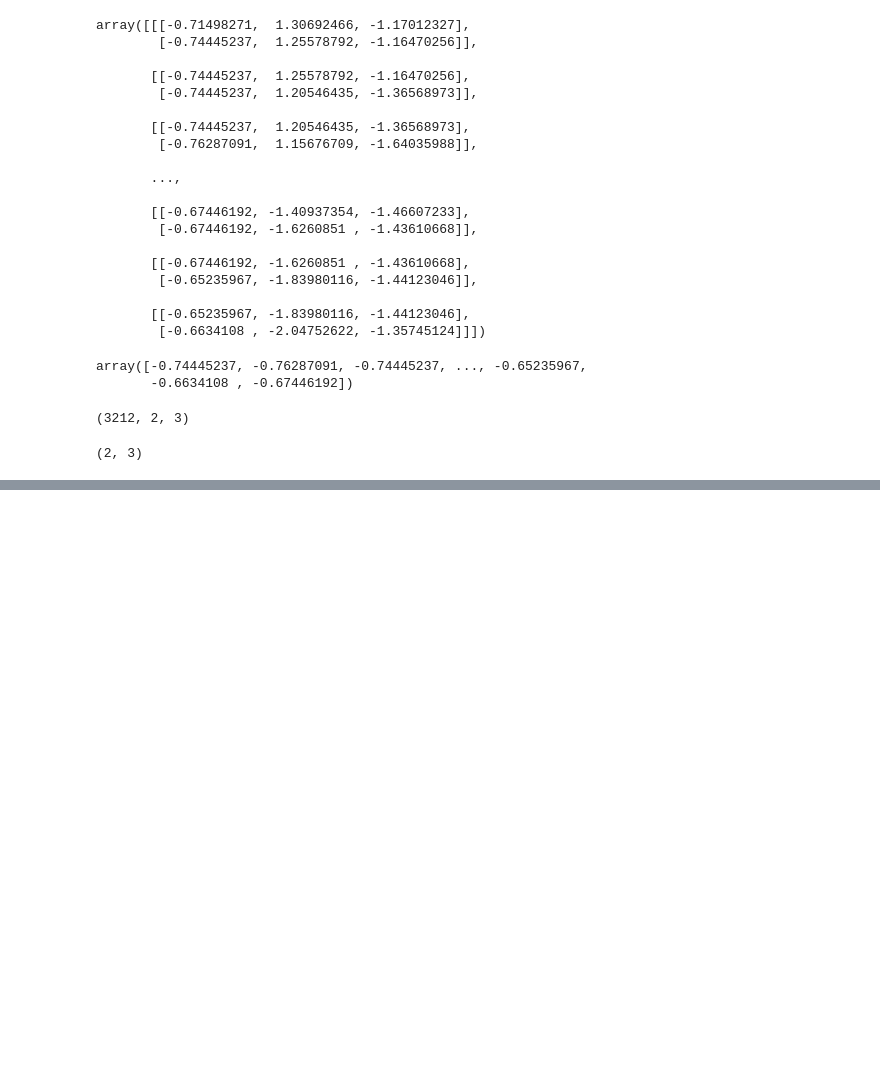
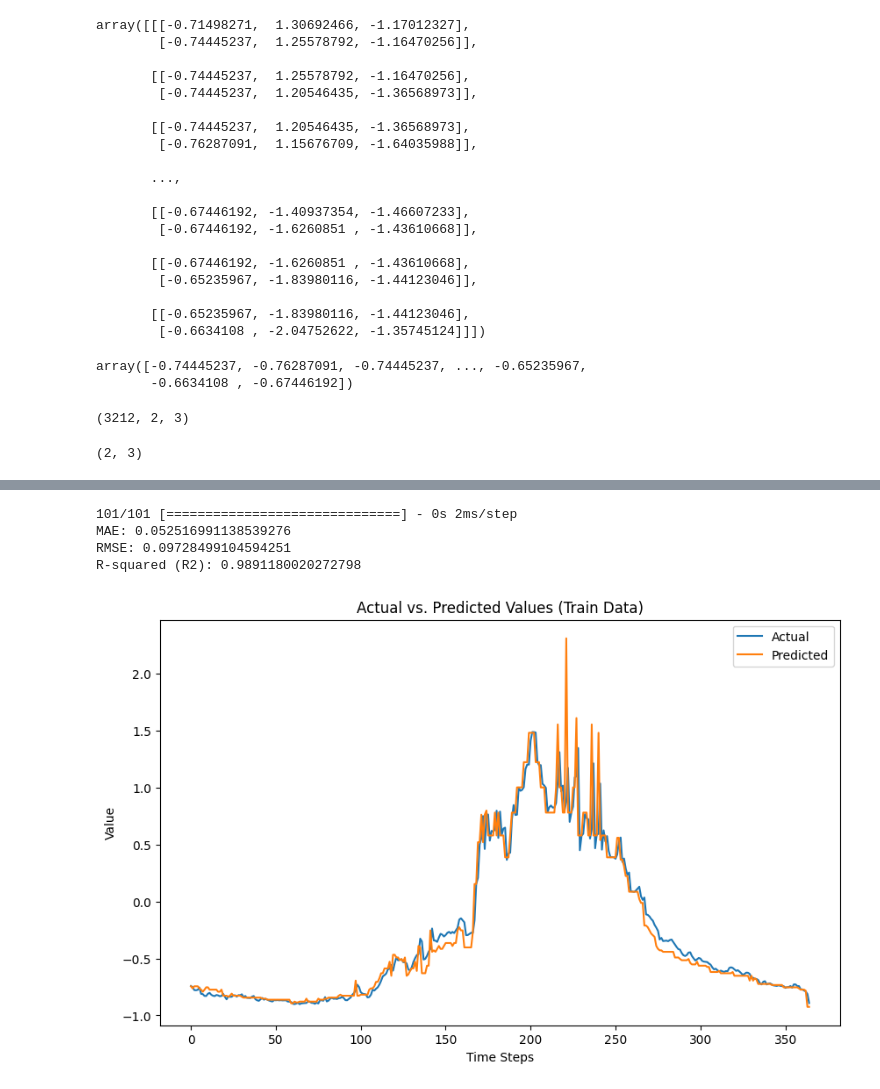
Before and after one commit to UkeshThapa/Snowmelt-Driven-Streamflow-Prediction, a Jupyter notebook: snow_melt_prediction_with_TCN.ipynb, the cells around one changed output, grey strips where cells are left out. Drawn from its saved outputs; the diff is of its cells as text; code cells hidden in the pictures; blank space fills up the shorter version.

```diff
--- a/snow_melt_prediction_with_TCN.ipynb
+++ b/snow_melt_prediction_with_TCN.ipynb
@@ -204,8 +208,9 @@ from tcn import TCN  # You'll need to install the 'tcn' library
 def create_tcn_regression_model(input_shape):
     input_layer = Input(shape=input_shape)
     tcn_layer = TCN(nb_filters=64, kernel_size=2, dilations=[1, 2, 4, 8], return_sequences=True)(input_layer)
+    tcn_layer = TCN(nb_filters=64, kernel_size=2, dilations=[1, 2, 4, 8], return_sequences=True)(input_layer)
+    tcn_layer = TCN(nb_filters=64, kernel_size=2, dilations=[1, 2, 4, 8], return_sequences=False)(input_layer)
     output_layer = Dense(1, activation='linear')(tcn_layer)  # Output layer for regression
-
     model = tf.keras.Model(inputs=input_layer, outputs=output_layer)
     return model
 
@@ -216,7 +221,8 @@ input_shape = X_train.shape[1:]
 model = create_tcn_regression_model(input_shape)
 
 # Compile the model
+Adamax(learning_rate=0.002, beta_1=0.9, beta_2=0.999)
 model.compile(optimizer='adam', loss='mean_squared_error')  # Use 'mean_squared_error' for regression
 
-# Train the model on your data
-model.fit(X_train, y_train, epochs=5, batch_size=32, validation_split=0.2)  # Adjust validation split as needed
+# # Train the model on your data
+# model.fit(X_train, y_train, epochs=50, batch_size=32, validation_split=0.2)  # Adjust validation split as needed
@@ -234,0 +229,7 @@ Epoch 5/5
+# %%
+cp = ModelCheckpoint('model1/',save_best_only=True)
+early_stopping = EarlyStopping(monitor="val_loss",
+                               patience = 10,
+                               mode = 'min')
+
+model.fit(X_train,y_train,batch_size=32,validation_data=(X_val,y_val),epochs=100,callbacks=[cp,early_stopping])
@@ -234,0 +255,34 @@ Epoch 5/5
+# %%
+train_predictions = model.predict(X_train).flatten()
+# train_predictions.shape
+train_result = pd.DataFrame(data={"Train Predictions":train_predictions,"Actuals":y_train})
+# Calculate MAE
+mae = mean_absolute_error(y_train, train_predictions)
+
+
+# Calculate RMSE
+rmse = np.sqrt(mean_squared_error(y_train, train_predictions))
+
+# Calculate R2
+r2 = r2_score(y_train, train_predictions)
+
+print("MAE:", mae)
+print("RMSE:", rmse)
+print("R-squared (R2):", r2)
+
+
+
+plt.figure(figsize=(10, 6))
+plt.plot(train_result['Train Predictions'][0:365], label='Actual')
+plt.plot(train_result['Actuals'][0:365], label='Predicted')
+plt.xlabel('Time Steps')
+plt.ylabel('Value')
+plt.title('Actual vs. Predicted Values (Train Data)')
+plt.legend()
+plt.show()
+# %% [output]
+101/101 [==============================] - 0s 2ms/step
+MAE: 0.052516991138539276
+RMSE: 0.09728499104594251
+R-squared (R2): 0.9891180020272798
+[figure, added]
```
Also changed, not shown: parts of 10 cells of this notebook.
